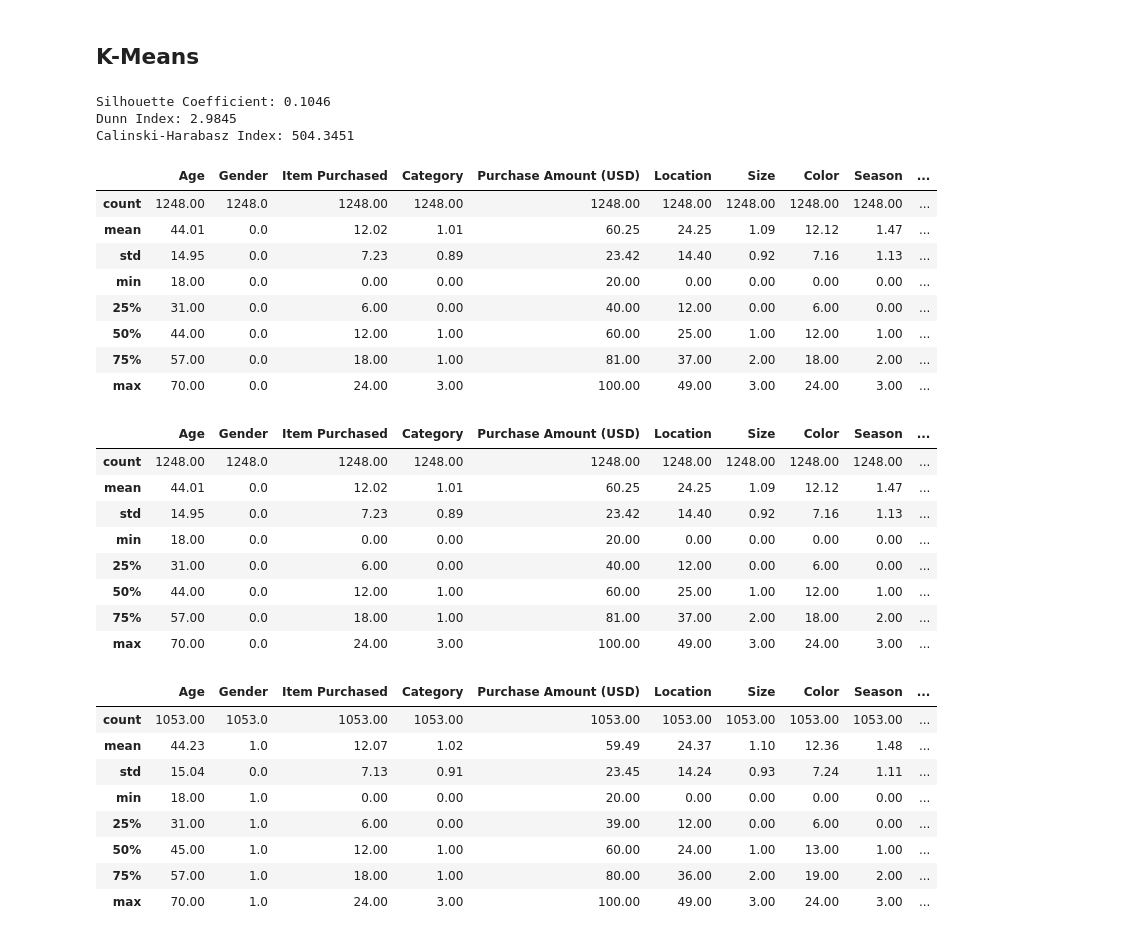
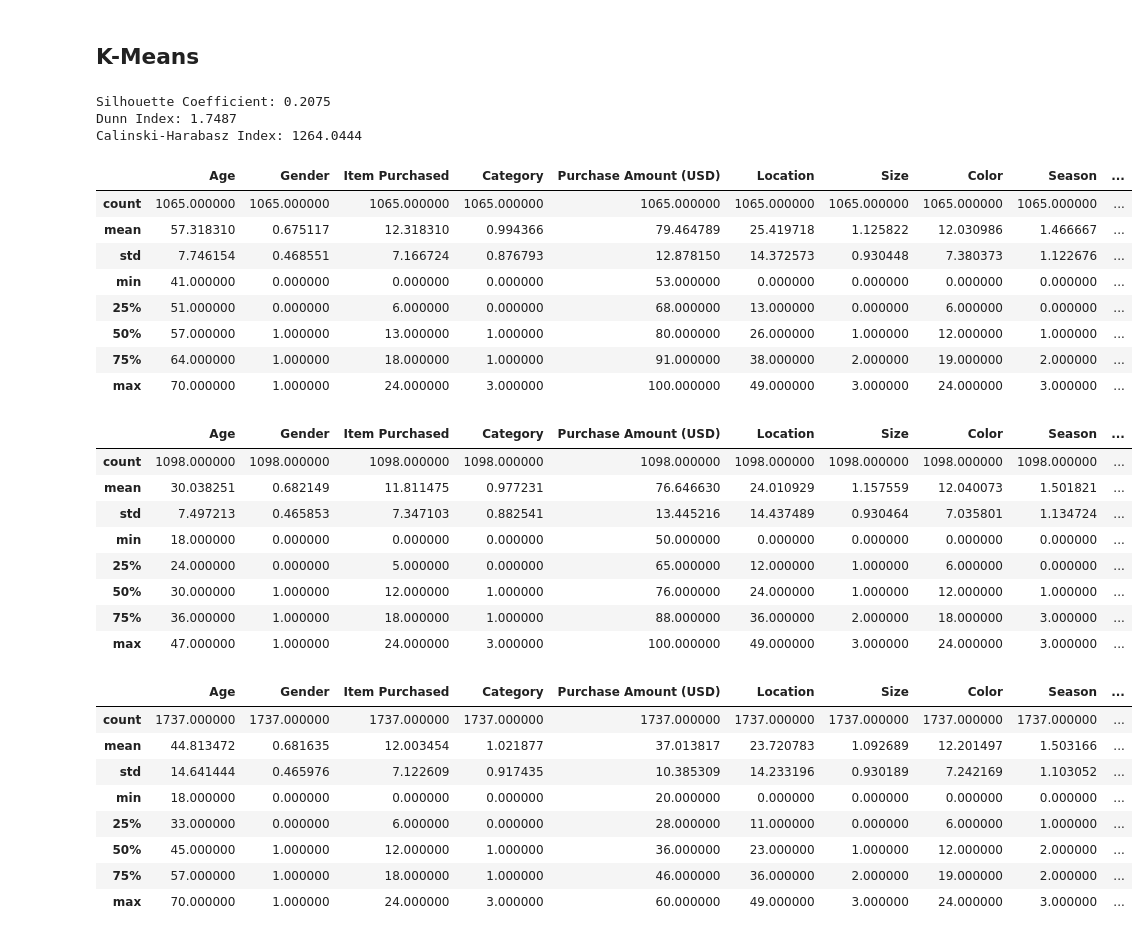
Before and after one commit to maurodomingues/Projeto_MachineLearningII, a Jupyter notebook: ML_nao_sup.ipynb, the cells around one changed output. Saved outputs shown, nothing was run; the diff lists cells and outputs as text; code cells hidden in the pictures.

```diff
--- a/ML_nao_sup.ipynb
+++ b/ML_nao_sup.ipynb
@@ -203,8 +204,8 @@ for coluna in colunas_categoricas:
 X = df_consumo.values
 
 # Padronizar os dados (importante para o K-means)
-scaler = StandardScaler()
-X = scaler.fit_transform(X)
+#scaler = StandardScaler()
+#X = scaler.fit_transform(X)
 # %%
 df_consumo.head()
 # %% [output]
@@ -253,9 +254,9 @@ print(f'Silhouette Coefficient: {silhouette:.4f}')
 print(f'Dunn Index: {dunn_index:.4f}')
 print(f'Calinski-Harabasz Index: {calinski_harabasz_index:.4f}')
 # %% [output]
-Silhouette Coefficient: 0.1046
-Dunn Index: 2.9845
-Calinski-Harabasz Index: 504.3451
+Silhouette Coefficient: 0.2075
+Dunn Index: 1.7487
+Calinski-Harabasz Index: 1264.0444
 # %%
 df_consumo['cluster'] = y_pred
 # %%
@@ -263,38 +264,38 @@ df_c0 = df_consumo[df_consumo['cluster'] == 0]
 df_c1 = df_consumo[df_consumo['cluster'] == 1]
 df_c2 = df_consumo[df_consumo['cluster'] == 2]
 # %%
-df_c0.describe().round(2)
+df_c0.describe()
 # %% [output]
 |  | Age | Gender | Item Purchased | Category | Purchase Amount (USD) | Location | Size | Color | Season | ... |
-| count | 1248.00 | 1248.0 | 1248.00 | 1248.00 | 1248.00 | 1248.00 | 1248.00 | 1248.00 | 1248.00 | ... |
-| mean | 44.01 | 0.0 | 12.02 | 1.01 | 60.25 | 24.25 | 1.09 | 12.12 | 1.47 | ... |
-| std | 14.95 | 0.0 | 7.23 | 0.89 | 23.42 | 14.40 | 0.92 | 7.16 | 1.13 | ... |
-| min | 18.00 | 0.0 | 0.00 | 0.00 | 20.00 | 0.00 | 0.00 | 0.00 | 0.00 | ... |
-| 25% | 31.00 | 0.0 | 6.00 | 0.00 | 40.00 | 12.00 | 0.00 | 6.00 | 0.00 | ... |
-| 50% | 44.00 | 0.0 | 12.00 | 1.00 | 60.00 | 25.00 | 1.00 | 12.00 | 1.00 | ... |
-| 75% | 57.00 | 0.0 | 18.00 | 1.00 | 81.00 | 37.00 | 2.00 | 18.00 | 2.00 | ... |
-| max | 70.00 | 0.0 | 24.00 | 3.00 | 100.00 | 49.00 | 3.00 | 24.00 | 3.00 | ... |
+| count | 1065.000000 | 1065.000000 | 1065.000000 | 1065.000000 | 1065.000000 | 1065.000000 | 1065.000000 | 1065.000000 | 1065.000000 | ... |
+| mean | 57.318310 | 0.675117 | 12.318310 | 0.994366 | 79.464789 | 25.419718 | 1.125822 | 12.030986 | 1.466667 | ... |
+| std | 7.746154 | 0.468551 | 7.166724 | 0.876793 | 12.878150 | 14.372573 | 0.930448 | 7.380373 | 1.122676 | ... |
+| min | 41.000000 | 0.000000 | 0.000000 | 0.000000 | 53.000000 | 0.000000 | 0.000000 | 0.000000 | 0.000000 | ... |
+| 25% | 51.000000 | 0.000000 | 6.000000 | 0.000000 | 68.000000 | 13.000000 | 0.000000 | 6.000000 | 0.000000 | ... |
+| 50% | 57.000000 | 1.000000 | 13.000000 | 1.000000 | 80.000000 | 26.000000 | 1.000000 | 12.000000 | 1.000000 | ... |
+| 75% | 64.000000 | 1.000000 | 18.000000 | 1.000000 | 91.000000 | 38.000000 | 2.000000 | 19.000000 | 2.000000 | ... |
+| max | 70.000000 | 1.000000 | 24.000000 | 3.000000 | 100.000000 | 49.000000 | 3.000000 | 24.000000 | 3.000000 | ... |
 # %%
-df_c1.describe().round(2)
+df_c1.describe()
 # %% [output]
 |  | Age | Gender | Item Purchased | Category | Purchase Amount (USD) | Location | Size | Color | Season | ... |
-| count | 1248.00 | 1248.0 | 1248.00 | 1248.00 | 1248.00 | 1248.00 | 1248.00 | 1248.00 | 1248.00 | ... |
-| mean | 44.01 | 0.0 | 12.02 | 1.01 | 60.25 | 24.25 | 1.09 | 12.12 | 1.47 | ... |
-| std | 14.95 | 0.0 | 7.23 | 0.89 | 23.42 | 14.40 | 0.92 | 7.16 | 1.13 | ... |
-| min | 18.00 | 0.0 | 0.00 | 0.00 | 20.00 | 0.00 | 0.00 | 0.00 | 0.00 | ... |
-| 25% | 31.00 | 0.0 | 6.00 | 0.00 | 40.00 | 12.00 | 0.00 | 6.00 | 0.00 | ... |
-| 50% | 44.00 | 0.0 | 12.00 | 1.00 | 60.00 | 25.00 | 1.00 | 12.00 | 1.00 | ... |
-| 75% | 57.00 | 0.0 | 18.00 | 1.00 | 81.00 | 37.00 | 2.00 | 18.00 | 2.00 | ... |
-| max | 70.00 | 0.0 | 24.00 | 3.00 | 100.00 | 49.00 | 3.00 | 24.00 | 3.00 | ... |
+| count | 1098.000000 | 1098.000000 | 1098.000000 | 1098.000000 | 1098.000000 | 1098.000000 | 1098.000000 | 1098.000000 | 1098.000000 | ... |
+| mean | 30.038251 | 0.682149 | 11.811475 | 0.977231 | 76.646630 | 24.010929 | 1.157559 | 12.040073 | 1.501821 | ... |
+| std | 7.497213 | 0.465853 | 7.347103 | 0.882541 | 13.445216 | 14.437489 | 0.930464 | 7.035801 | 1.134724 | ... |
+| min | 18.000000 | 0.000000 | 0.000000 | 0.000000 | 50.000000 | 0.000000 | 0.000000 | 0.000000 | 0.000000 | ... |
+| 25% | 24.000000 | 0.000000 | 5.000000 | 0.000000 | 65.000000 | 12.000000 | 1.000000 | 6.000000 | 0.000000 | ... |
+| 50% | 30.000000 | 1.000000 | 12.000000 | 1.000000 | 76.000000 | 24.000000 | 1.000000 | 12.000000 | 1.000000 | ... |
+| 75% | 36.000000 | 1.000000 | 18.000000 | 1.000000 | 88.000000 | 36.000000 | 2.000000 | 18.000000 | 3.000000 | ... |
+| max | 47.000000 | 1.000000 | 24.000000 | 3.000000 | 100.000000 | 49.000000 | 3.000000 | 24.000000 | 3.000000 | ... |
 # %%
-df_c2.describe().round(2)
+df_c2.describe()
 # %% [output]
 |  | Age | Gender | Item Purchased | Category | Purchase Amount (USD) | Location | Size | Color | Season | ... |
-| count | 1053.00 | 1053.0 | 1053.00 | 1053.00 | 1053.00 | 1053.00 | 1053.00 | 1053.00 | 1053.00 | ... |
-| mean | 44.23 | 1.0 | 12.07 | 1.02 | 59.49 | 24.37 | 1.10 | 12.36 | 1.48 | ... |
-| std | 15.04 | 0.0 | 7.13 | 0.91 | 23.45 | 14.24 | 0.93 | 7.24 | 1.11 | ... |
-| min | 18.00 | 1.0 | 0.00 | 0.00 | 20.00 | 0.00 | 0.00 | 0.00 | 0.00 | ... |
-| 25% | 31.00 | 1.0 | 6.00 | 0.00 | 39.00 | 12.00 | 0.00 | 6.00 | 0.00 | ... |
-| 50% | 45.00 | 1.0 | 12.00 | 1.00 | 60.00 | 24.00 | 1.00 | 13.00 | 1.00 | ... |
-| 75% | 57.00 | 1.0 | 18.00 | 1.00 | 80.00 | 36.00 | 2.00 | 19.00 | 2.00 | ... |
-| max | 70.00 | 1.0 | 24.00 | 3.00 | 100.00 | 49.00 | 3.00 | 24.00 | 3.00 | ... |
+| count | 1737.000000 | 1737.000000 | 1737.000000 | 1737.000000 | 1737.000000 | 1737.000000 | 1737.000000 | 1737.000000 | 1737.000000 | ... |
+| mean | 44.813472 | 0.681635 | 12.003454 | 1.021877 | 37.013817 | 23.720783 | 1.092689 | 12.201497 | 1.503166 | ... |
+| std | 14.641444 | 0.465976 | 7.122609 | 0.917435 | 10.385309 | 14.233196 | 0.930189 | 7.242169 | 1.103052 | ... |
+| min | 18.000000 | 0.000000 | 0.000000 | 0.000000 | 20.000000 | 0.000000 | 0.000000 | 0.000000 | 0.000000 | ... |
+| 25% | 33.000000 | 0.000000 | 6.000000 | 0.000000 | 28.000000 | 11.000000 | 0.000000 | 6.000000 | 1.000000 | ... |
+| 50% | 45.000000 | 1.000000 | 12.000000 | 1.000000 | 36.000000 | 23.000000 | 1.000000 | 12.000000 | 2.000000 | ... |
+| 75% | 57.000000 | 1.000000 | 18.000000 | 1.000000 | 46.000000 | 36.000000 | 2.000000 | 19.000000 | 2.000000 | ... |
+| max | 70.000000 | 1.000000 | 24.000000 | 3.000000 | 60.000000 | 49.000000 | 3.000000 | 24.000000 | 3.000000 | ... |
```
Also changed, not shown: parts of 2 cells of this notebook.
